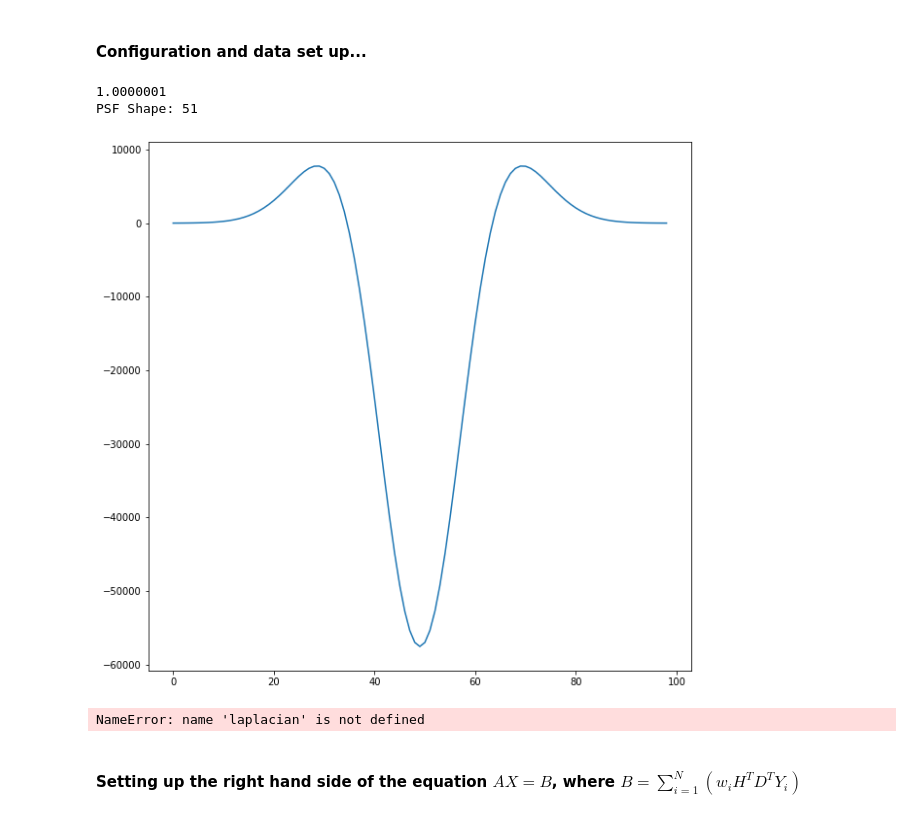
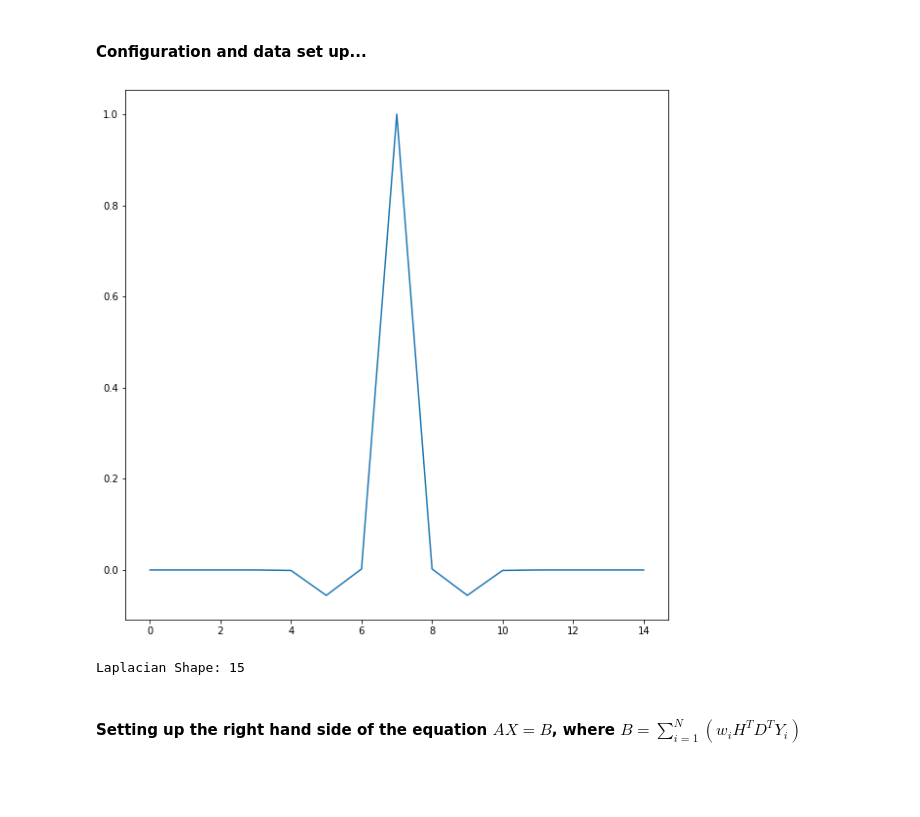
Before and after one commit to adamrcampbell/supy-res-imaging, a Jupyter notebook: notebooks/System of Linear Equations.ipynb, the cells around one changed output. Saved outputs shown, nothing was run; the diff lists cells and outputs as text; code cells hidden in the pictures; blank space fills up the shorter version.

```diff
--- a/notebooks/System of Linear Equations.ipynb
+++ b/notebooks/System of Linear Equations.ipynb
@@ -159,7 +159,7 @@ l = 100
 m = 50
 n = timesteps // timesteps_per_y
 w = np.ones(n)
-β = 0.203091762
+β = 1.631635943
 
 # all time steps direct image
 # filename = "../data/direct_image_ts_0_29.bin"
@@ -191,17 +191,17 @@ x_psf = np.pad(x_psf, ((1, 0), (1, 0))) # pad with new 0th row/col to ensure tri
 # plt.plot(x_psf[x_psf.shape[0]//2])
 # plt.show()
 
-trim_half_len = 26
+trim_half_len = 2
 psf_min = l//2 - (trim_half_len - 1)
 psf_max = l//2 + trim_half_len
 # x_psf = x_psf.reshape(l, l)[psf_min:psf_max, psf_min:psf_max]
 x_psf_trimmed = x_psf.copy()[psf_min:psf_max, psf_min:psf_max]
 x_psf_trimmed /= np.sum(x_psf_trimmed)
-print(np.sum(x_psf_trimmed))
+# print(np.sum(x_psf_trimmed))
 # plt.plot(x_psf[x_psf.shape[0]//2])
 # plt.show()
 
-print(f"PSF Shape: {x_psf_trimmed.shape[0]}")
+# print(f"PSF Shape: {x_psf_trimmed.shape[0]}")
 # show_image(np.log(np.absolute(x_psf)), "PSF")
 
 # Storing all low-res images as layered stack
@@ -211,45 +211,53 @@ y = np.zeros((n, m, m))
 for i in np.arange(n):
     filename = f"../data/direct_image_ts_{i * timesteps_per_y}_{i * timesteps_per_y + timesteps_per_y - 1}.bin"
     y[i] = np.fromfile(filename, dtype=np.float32).reshape(m, m)
     y[i] = normalise(y[i])
     # show_image(y[i], f"$Y_{i}$", flip_x_axis=True)
 
 # batched time steps point spread functions
 # for i in np.arange(N):
 #     start = i * timesteps_per_y
 #     end = start + timesteps_per_y - 1
 #     filename = "../data/direct_psf_ts_%d_%d.bin" % (start, end)
 #     Y_i_psf = np.fromfile(filename, dtype=np.float32)
 #     Y_i_psf = Y_i_psf.reshape(L, L)
 #     # show_image(Y_i_psf, "$Y_{%d}$ PSF" % i)
 
 # Decimation matrix
 d = decimation_matrix(l, m) # takes the sum of 4 l neighbours to form 1 m pixel
 
 # Blur matrix (psf)
 h = convolution_matrix(l, x_psf_trimmed)
 
 # Sharpening matrix (laplacian)
 # laplacian = np.array([[0, -1,  0], [-1,  4, -1], [0, -1,  0]], dtype=np.float32)
+# s = convolution_matrix(l, laplacian)
+
 # plt.plot(x_psf[x_psf.shape[0]//2])
 # plt.show()
-psf_full_support = x_psf.shape[0] - 1
-downsampling = np.linspace(-psf_full_support, psf_full_support, num=psf_full_support)
-lap_of_gauss = np.zeros((psf_full_support, psf_full_support), np.float32)
-psf_σ = np.std(normalise(x_psf[1:, 1:]))
-for x in np.arange(downsampling.shape[0]):
-    for y in np.arange(downsampling.shape[0]):
-        lap_of_gauss[x][y] = laplacian_of_gaussian(downsampling[x], downsampling[y], psf_σ * 2.0)
+
+psf_central_support = 15 # num pixels around centre of PSF which represent approx 1/3 of the curve, maybe a bit bigger for padding
+downsampling = np.linspace(-(psf_central_support-1)//2, (psf_central_support-1)//2, num=psf_central_support)
+lap_of_gauss = np.zeros((downsampling.shape[0], downsampling.shape[0]), np.float32)
+lap_gauss_σ = 1.41 # need to play around with this to get similar structure to true laplacian 3x3
+for i in np.arange(downsampling.shape[0]):
+    for j in np.arange(downsampling.shape[0]):
+        lap_of_gauss[i][j] = -laplacian_of_gaussian(downsampling[i], downsampling[j], lap_gauss_σ)
+
+lap_of_gauss /= np.max(lap_of_gauss)
 
 plt.plot(lap_of_gauss[lap_of_gauss.shape[0]//2])
 plt.show()
+s = convolution_matrix(l, lap_of_gauss)
+β *= 4.0
+print(f"Laplacian Shape: {lap_of_gauss.shape[0]}")
 
-s = convolution_matrix(l, laplacian)
+# Notes to self: seems like lap_gauss_σ sits around 1.41 for this example, any higher or lower results in worse RRMSE. Changing the psf_central_support makes no difference, and taking more samples (i.e. num)
+# just means that lap_gauss_σ is multiplied by the factor of difference (i.e., double the num samples needs double the lap_gauss_σ). Also found that beta is best multiplied by 4.0, not 16 (the square).
+# Not sure what to do from here... seems like the laplacian of gaussian doesnt really serve any beneficial purpose...
 # %% [output]
+[figure, new version]
-1.0000001
-PSF Shape: 51
+Laplacian Shape: 15
-[figure, old version]
-NameError: name 'laplacian' is not defined
 # %% [markdown]
 #### Setting up the right hand side of the equation $AX = B$, where $B = \sum\limits_{i=1}^N (w_iH^TD^TY_i)$
 # %%
```
Also changed, not shown: parts of 3 cells of this notebook, 4 other files.
